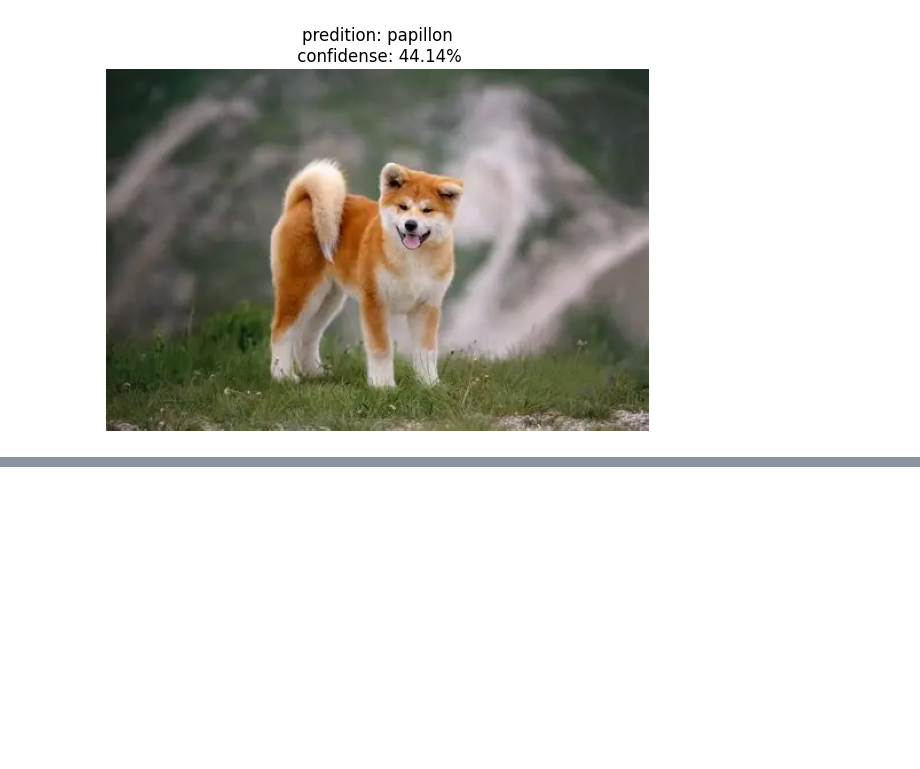
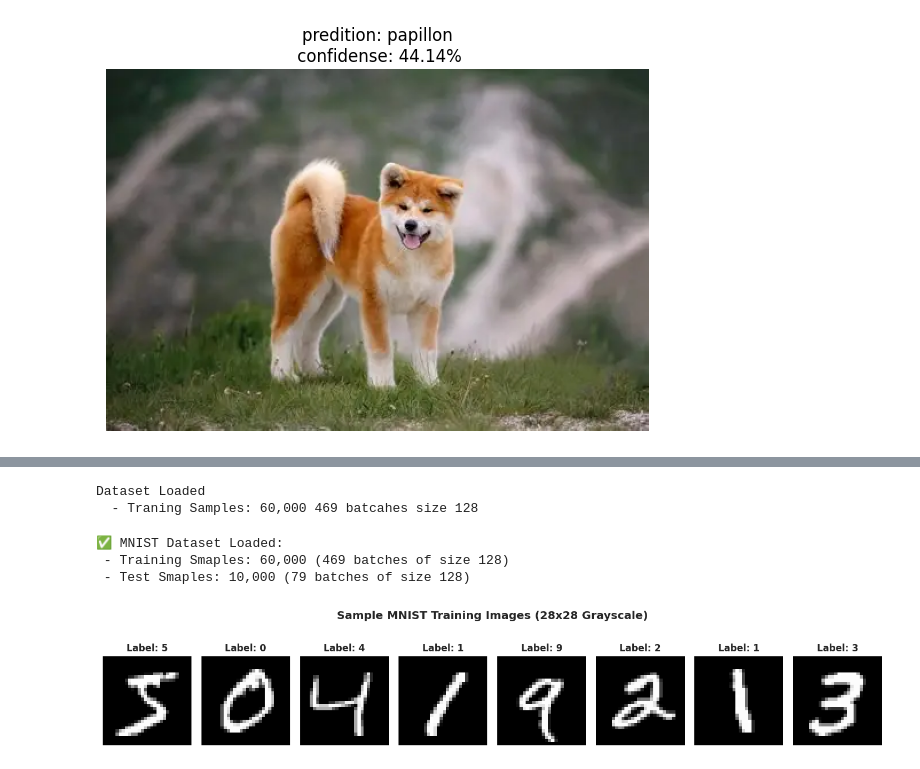
Before and after one commit to Lightrex7749/AI-ML-DL, a Jupyter notebook: cse471.ipynb, the cells around one changed output, grey strips where cells are left out. Drawn from its saved outputs; the diff is of its cells as text; code cells hidden in the pictures; blank space fills up the shorter version.

```diff
--- a/cse471.ipynb
+++ b/cse471.ipynb
@@ -81,11 +117,18 @@ from torchvision import datasets,transforms
 # %%
+
+
+# Set random seed for perfect reproducibility
 torch.manual_seed(42)
 np.random.seed(42)
-device=torch.device('cuda' if torch.cuda.is_available() else 'cpu')
-print(f"Excute Device: {device}")
+
+# Detect GPU / MPS / CPU
+device = torch.device('cuda' if torch.cuda.is_available() else 'cpu')
+print(f'🚀 Execution Device: {device}')
 if torch.cuda.is_available():
-  print(f"Device Name: {torch.cuda.get_device_name(0)}")
-plt.style.use('seaborn-v0_8-whitegrid' if 'seaborn-v0_8-whitegrid' in plt.style.available else 'seaborn')
-plt.rcParams['font.sans-serif']='DejaVu Sans'
-plt.rcParams['figure.dpi']=120
+  print(f'GPU: {torch.cuda.get_device_name(0)}')
+
+# Matplotlib styling
+plt.style.use('seaborn-v0_8-whitegrid' if 'seaborn-v0_8-whitegrid' in plt.style.available else 'default')
+plt.rcParams['font.sans-serif'] = 'DejaVu Sans'
+plt.rcParams['figure.dpi'] = 120
 # %% [output]
@@ -93,0 +141,51 @@ Device Name: Tesla T4
+# %%
+transform=transforms.Compose([
+  transforms.ToTensor(),
+  transforms.Normalize((0.1307,),(0.381,1)),
+])
+
+train_dataset=datasets.MNIST(root='./data',train=True,download=True,transform=transform)
+test_dataset=datasets.MNIST(root='./data',train=False,download=True,transform=transform)
+Batch_size=128
+train_loader=DataLoader(train_dataset,batch_size=Batch_size,shuffle=True,num_workers=0)
+test_loader=DataLoader(test_dataset,batch_size=Batch_size,shuffle=False,num_workers=0)
+
+print(f"Dataset Loaded")
+print(f'  - Traning Samples: {len(train_dataset):,} {len(train_loader)} batcahes size {Batch_size}')
+# %% [output]
+Dataset Loaded
+  - Traning Samples: 60,000 469 batcahes size 128
+# %%
+# Data Tranformation pipeline
+transform = transforms.Compose([
+    transforms.ToTensor(),
+    transforms.Normalize((0.1307,), (0.3081, ))
+])
+
+# Downlaod MNIST train and test sets
+train_dataset = datasets.MNIST(root='./data', train=True, download=True, transform=transform)
+test_dataset = datasets.MNIST(root='./data', train=False, download=True, transform=transform)
+
+batch_size = 128
+train_loader = DataLoader(train_dataset, batch_size=batch_size, shuffle=True, num_workers=0)
+test_loader = DataLoader(test_dataset, batch_size=batch_size, shuffle=False, num_workers=0)
+
+print(f'✅ MNIST Dataset Loaded:')
+print(f' - Training Smaples: {len(train_dataset):,} ({len(train_loader)} batches of size {batch_size})')
+print(f' - Test Smaples: {len(test_dataset):,} ({len(test_loader)} batches of size {batch_size})')
+
+# Visualize sample digits
+fig, axes = plt.subplots(1, 8, figsize=(12, 2.5))
+for i in range(8):
+  img, lbl = train_dataset[i]
+  axes[i].imshow(img.squeeze(), cmap='gray')
+  axes[i].set_title(f'Label: {lbl}', fontsize = 10, fontweight = 'bold')
+  axes[i].axis('off')
+plt.suptitle('Sample MNIST Training Images (28x28 Grayscale)', fontsize = 12, fontweight = 'bold')
+plt.tight_layout()
+plt.show()
+# %% [output]
+✅ MNIST Dataset Loaded:
+ - Training Smaples: 60,000 (469 batches of size 128)
+ - Test Smaples: 10,000 (79 batches of size 128)
+[figure, added]
```
Also changed, not shown: parts of 12 cells of this notebook.
